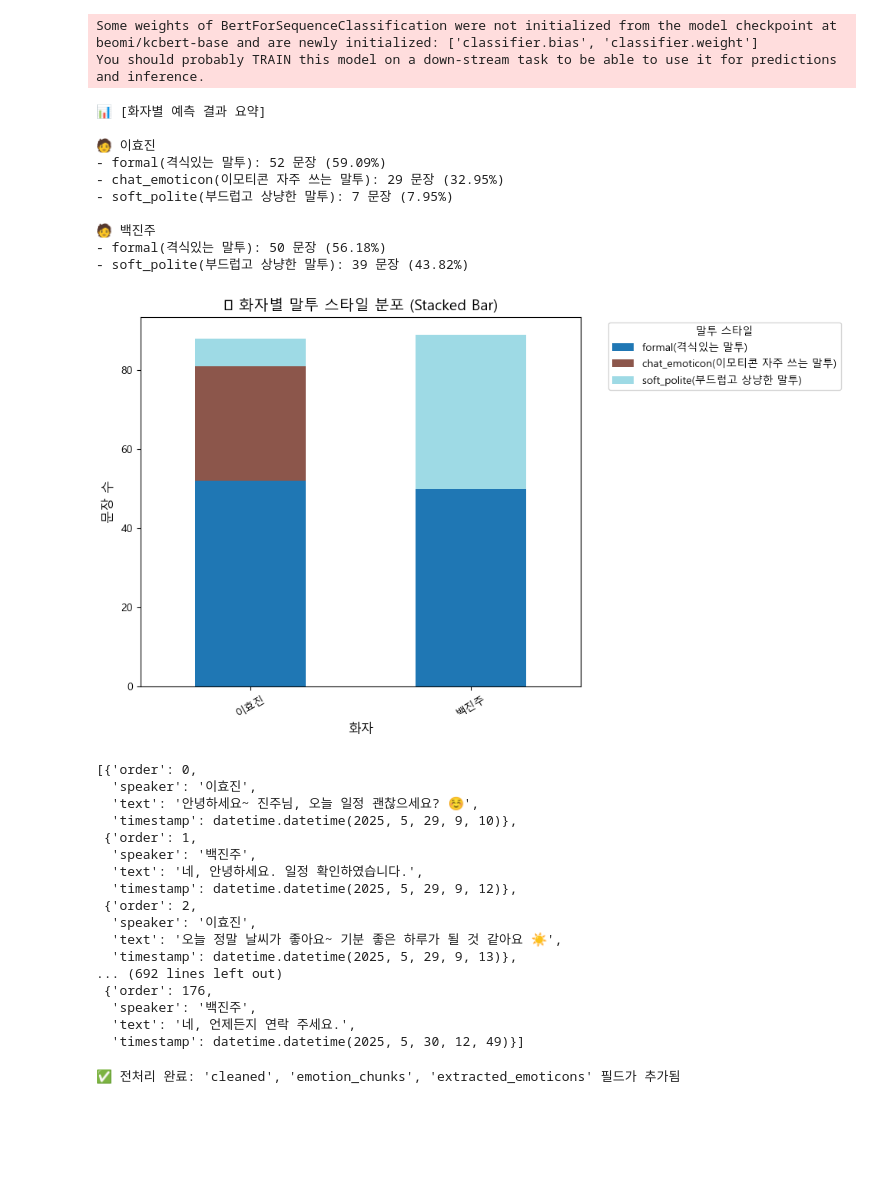
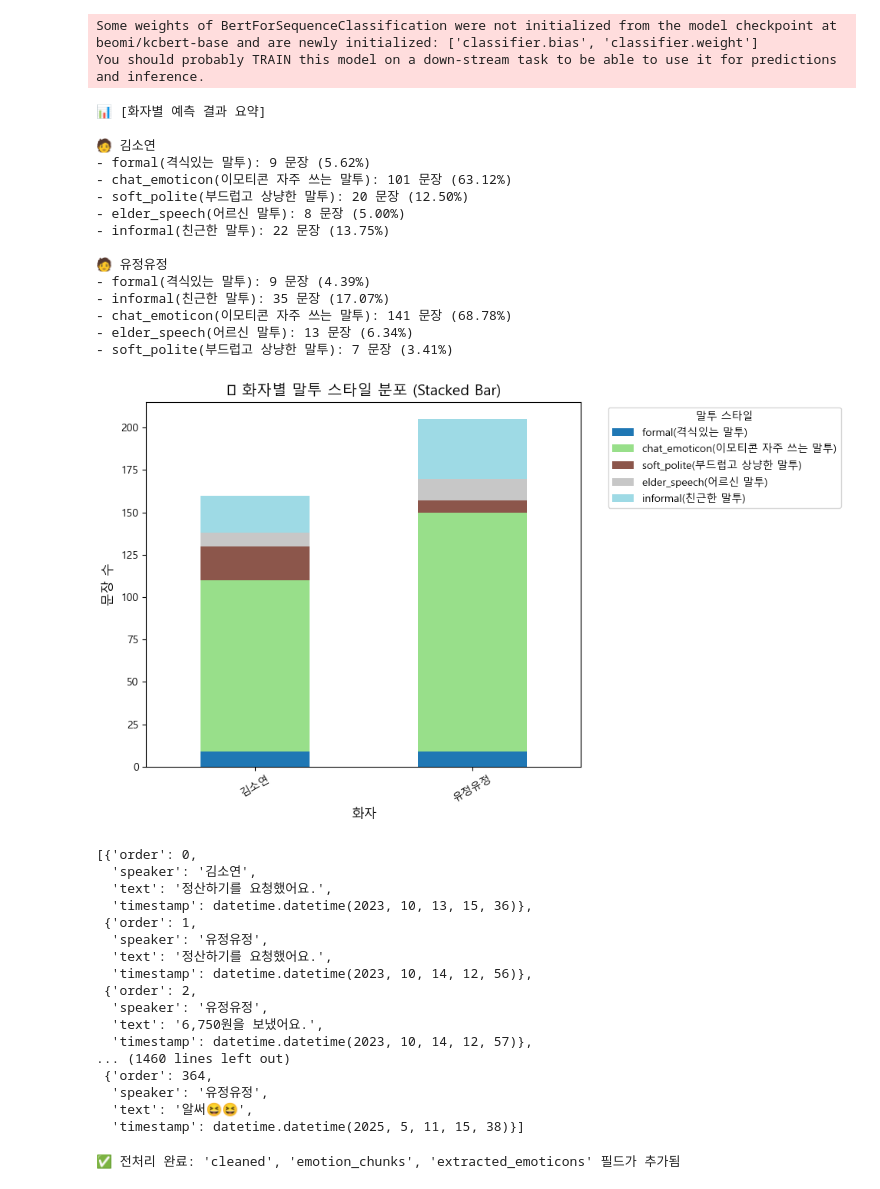
Before and after one commit to ssy330/ToneDetect, a Jupyter notebook: run_pipeline.ipynb, the cells around one changed output. Saved outputs shown, nothing was run; the diff lists cells and outputs as text; code cells hidden in the pictures; blank space fills up the shorter version.

```diff
--- a/run_pipeline.ipynb
+++ b/run_pipeline.ipynb
@@ -19,7 +19,7 @@ plt.rcParams['font.family'] = 'Malgun Gothic'
 import merge  # 전처리 모듈 불러오기
 
 # ✅ 카톡 파일 지정 (변경 가능)
-input_chat_path = "uploads/KakaoTalk_Test_.txt"
+input_chat_path = "uploads/KakaoTalk_20250511_1625_29_658_유정유정.txt"
 
 # ✅ merge 실행 → 정제된 문장 리스트 반환
 clean_sentences = merge.run_merge(input_chat_path)  # run_merge() 함수가 merge.py에 있다고 가정
@@ -73,63 +73,68 @@ for speaker, style_counts in speaker_style_counts.items():
         print(f"- {style}: {count} 문장 ({percent:.2f}%)")
 
 # ✅ 8. 시각화 (화자별 stacked bar chart 예시)
 import pandas as pd
 
 # DataFrame으로 변환
 data = []
 for speaker, style_counts in speaker_style_counts.items():
     row = {'speaker': speaker}
     row.update(style_counts)
     data.append(row)
 
 df = pd.DataFrame(data).fillna(0)
 df.set_index('speaker', inplace=True)
 
 # 시각화
 df.plot(kind='bar', stacked=True, figsize=(10, 6), colormap='tab20')
 plt.title("📊 화자별 말투 스타일 분포 (Stacked Bar)", fontsize=14)
 plt.xlabel("화자", fontsize=12)
 plt.ylabel("문장 수", fontsize=12)
 plt.xticks(rotation=30)
 plt.legend(title='말투 스타일', bbox_to_anchor=(1.05, 1), loc='upper left')
 plt.tight_layout()
 plt.show()
 # %% [output]
 Some weights of BertForSequenceClassification were not initialized from the model checkpoint at beomi/kcbert-base and are newly initialized: ['classifier.bias', 'classifier.weight']
 You should probably TRAIN this model on a down-stream task to be able to use it for predictions and inference.
 📊 [화자별 예측 결과 요약]
 
-🧑 이효진
-- formal(격식있는 말투): 52 문장 (59.09%)
-- chat_emoticon(이모티콘 자주 쓰는 말투): 29 문장 (32.95%)
-- soft_polite(부드럽고 상냥한 말투): 7 문장 (7.95%)
+🧑 김소연
+- formal(격식있는 말투): 9 문장 (5.62%)
+- chat_emoticon(이모티콘 자주 쓰는 말투): 101 문장 (63.12%)
+- soft_polite(부드럽고 상냥한 말투): 20 문장 (12.50%)
+- elder_speech(어르신 말투): 8 문장 (5.00%)
+- informal(친근한 말투): 22 문장 (13.75%)
 
-🧑 백진주
-- formal(격식있는 말투): 50 문장 (56.18%)
-- soft_polite(부드럽고 상냥한 말투): 39 문장 (43.82%)
+🧑 유정유정
+- formal(격식있는 말투): 9 문장 (4.39%)
+- informal(친근한 말투): 35 문장 (17.07%)
+- chat_emoticon(이모티콘 자주 쓰는 말투): 141 문장 (68.78%)
+- elder_speech(어르신 말투): 13 문장 (6.34%)
+- soft_polite(부드럽고 상냥한 말투): 7 문장 (3.41%)
-[figure, old version]
+[figure, new version]
 # %%
 from pprint import pprint
 
 pprint(clean_sentences)
 # %% [output]
 [{'order': 0,
-  'speaker': '이효진',
-  'text': '안녕하세요~ 진주님, 오늘 일정 괜찮으세요? ☺️',
-  'timestamp': datetime.datetime(2025, 5, 29, 9, 10)},
+  'speaker': '김소연',
+  'text': '정산하기를 요청했어요.',
+  'timestamp': datetime.datetime(2023, 10, 13, 15, 36)},
  {'order': 1,
-  'speaker': '백진주',
-  'text': '네, 안녕하세요. 일정 확인하였습니다.',
-  'timestamp': datetime.datetime(2025, 5, 29, 9, 12)},
+  'speaker': '유정유정',
+  'text': '정산하기를 요청했어요.',
+  'timestamp': datetime.datetime(2023, 10, 14, 12, 56)},
  {'order': 2,
-  'speaker': '이효진',
-  'text': '오늘 정말 날씨가 좋아요~ 기분 좋은 하루가 될 것 같아요 ☀️',
-  'timestamp': datetime.datetime(2025, 5, 29, 9, 13)},
-... (692 lines left out)
- {'order': 176,
-  'speaker': '백진주',
-  'text': '네, 언제든지 연락 주세요.',
-  'timestamp': datetime.datetime(2025, 5, 30, 12, 49)}]
+  'speaker': '유정유정',
+  'text': '6,750원을 보냈어요.',
+  'timestamp': datetime.datetime(2023, 10, 14, 12, 57)},
+... (1460 lines left out)
+ {'order': 364,
+  'speaker': '유정유정',
+  'text': '알써😆😆',
+  'timestamp': datetime.datetime(2025, 5, 11, 15, 38)}]
 # %%
 import sys
 import os
```
Also changed, not shown: parts of 5 cells of this notebook.
